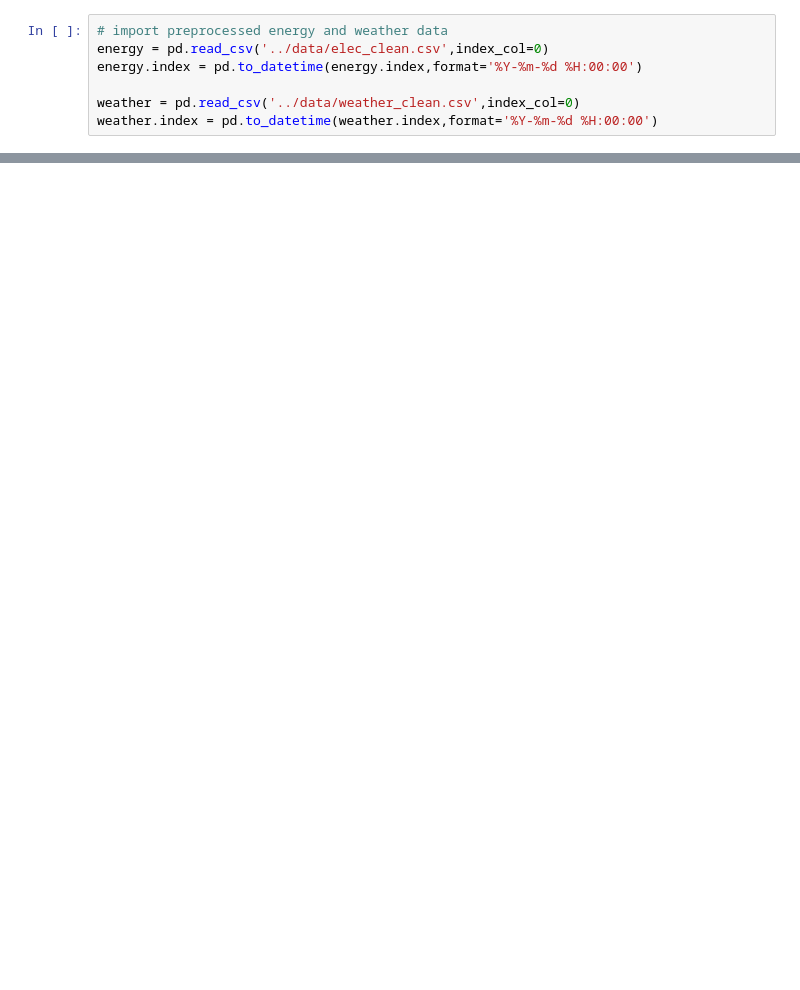
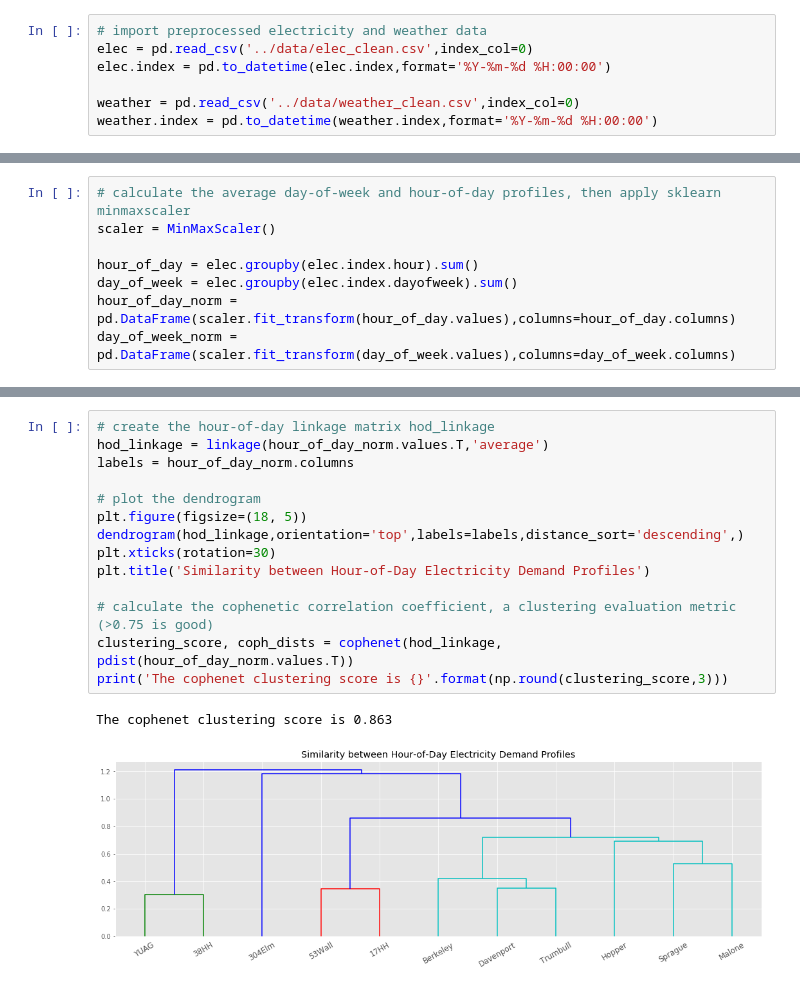
Before and after one commit to kevinkoste/university-load-forecasting, a Jupyter notebook: exploration/clustering.ipynb, the cells around one changed output, grey strips where cells are left out. Cells and saved outputs as stored; diff of their text form; blank space fills up the shorter version.

```diff
--- a/exploration/clustering.ipynb
+++ b/exploration/clustering.ipynb
@@ -13,7 +17,7 @@ import utility_functions as fn
 # %%
-# import preprocessed energy and weather data
-energy = pd.read_csv('../data/elec_clean.csv',index_col=0)
-energy.index = pd.to_datetime(energy.index,format='%Y-%m-%d %H:00:00')
+# import preprocessed electricity and weather data
+elec = pd.read_csv('../data/elec_clean.csv',index_col=0)
+elec.index = pd.to_datetime(elec.index,format='%Y-%m-%d %H:00:00')
 
 weather = pd.read_csv('../data/weather_clean.csv',index_col=0)
 weather.index = pd.to_datetime(weather.index,format='%Y-%m-%d %H:00:00')
@@ -129,0 +28,8 @@ Cluster 1: ['YUAG']
+# %%
+# calculate the average day-of-week and hour-of-day profiles, then apply sklearn minmaxscaler
+scaler = MinMaxScaler()
+
+hour_of_day = elec.groupby(elec.index.hour).sum()
+day_of_week = elec.groupby(elec.index.dayofweek).sum()
+hour_of_day_norm = pd.DataFrame(scaler.fit_transform(hour_of_day.values),columns=hour_of_day.columns)
+day_of_week_norm = pd.DataFrame(scaler.fit_transform(day_of_week.values),columns=day_of_week.columns)
@@ -129,0 +42,17 @@ Cluster 1: ['YUAG']
+# %%
+# create the hour-of-day linkage matrix hod_linkage
+hod_linkage = linkage(hour_of_day_norm.values.T,'average')
+labels = hour_of_day_norm.columns
+
+# plot the dendrogram
+plt.figure(figsize=(18, 5))
+dendrogram(hod_linkage,orientation='top',labels=labels,distance_sort='descending',)
+plt.xticks(rotation=30)
+plt.title('Similarity between Hour-of-Day Electricity Demand Profiles')
+
+# calculate the cophenetic correlation coefficient, a clustering evaluation metric (>0.75 is good)
+clustering_score, coph_dists = cophenet(hod_linkage, pdist(hour_of_day_norm.values.T))
+print('The cophenet clustering score is {}'.format(np.round(clustering_score,3)))
+# %% [output]
+The cophenet clustering score is 0.863
+[figure, added]
```
Also changed, not shown: parts of 13 cells of this notebook, 2 other files.
